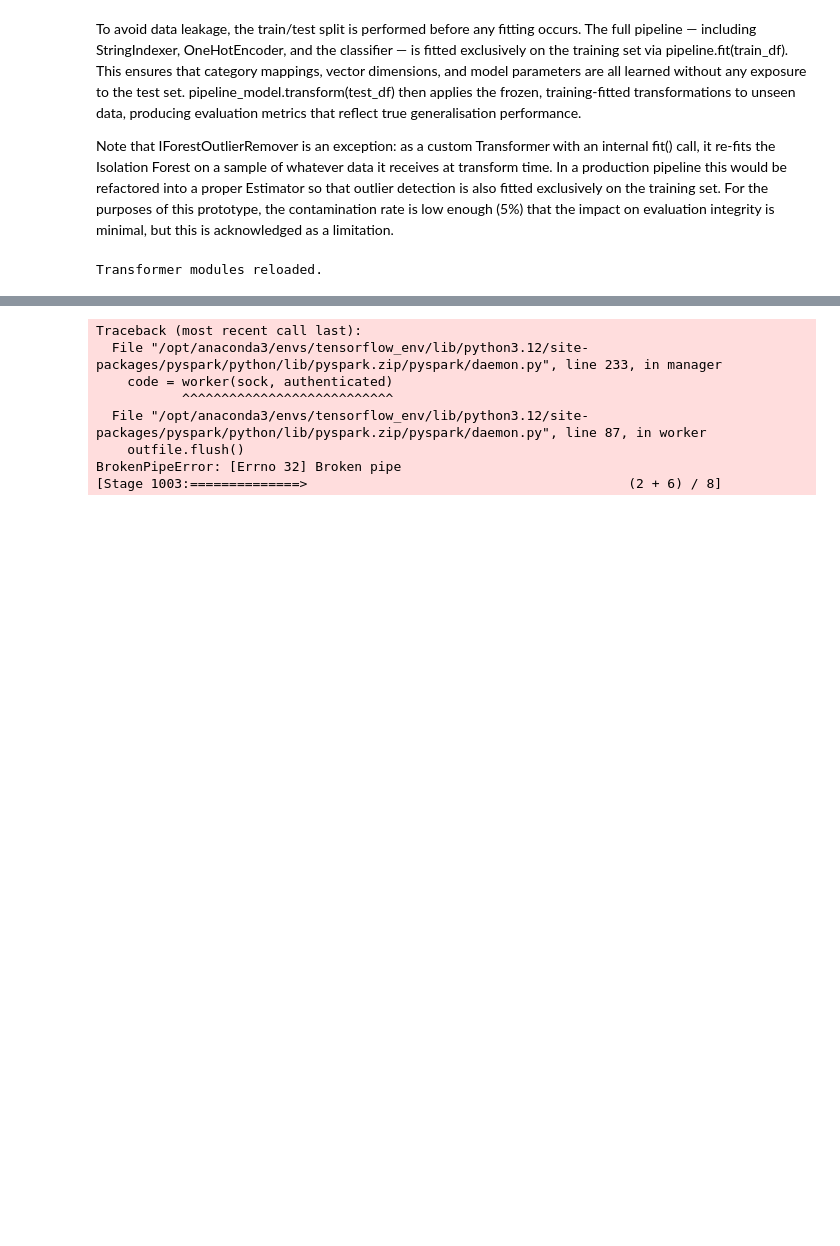
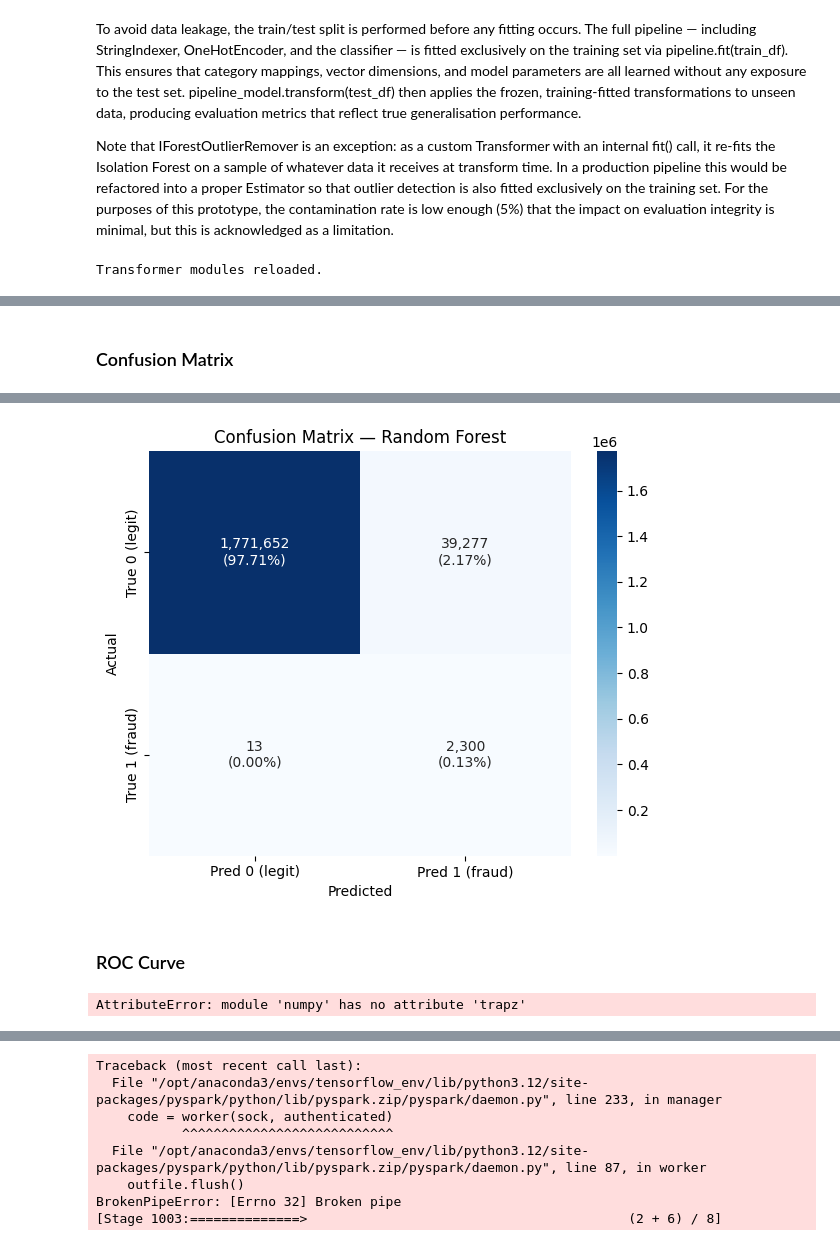
Before and after one commit to lourenco500/Big-Data-Analytics-Project, a Jupyter notebook: Notebook2_mlPipelines.ipynb, the cells around one changed output, grey strips where cells are left out. Saved outputs shown, nothing was run; the diff lists cells and outputs as text; code cells hidden in the pictures; blank space fills up the shorter version.

```diff
--- a/Notebook2_mlPipelines.ipynb
+++ b/Notebook2_mlPipelines.ipynb
@@ -655,0 +847,33 @@ it supports `weightCol` natively in Spark 3.0+.
+# %%
+# Small grid to keep training time bounded — the full search trains
+# 3 folds * len(grid) = 3 * 4 = 12 Random Forest pipelines.
+param_grid = (ParamGridBuilder()
+              .addGrid(rf.numTrees, [30, 60])
+              .addGrid(rf.maxDepth, [6, 10])
+              .build())
+
+cv_evaluator = BinaryClassificationEvaluator(
+    labelCol=TARGET, rawPredictionCol="rawPrediction", metricName="areaUnderROC"
+)
+
+crossval_rf = CrossValidator(
+    estimator=pipeline_rf,
+    estimatorParamMaps=param_grid,
+    evaluator=cv_evaluator,
+    numFolds=3,
+    parallelism=2,
+    seed=42,
+)
+
+cv_model_rf = crossval_rf.fit(training)
+
+# Best pipeline + a summary of the chosen hyperparameters
+pipeline_model_rf = cv_model_rf.bestModel
+best_rf = pipeline_model_rf.stages[-1]
+print(f"Best numTrees : {best_rf.getNumTrees}")
+print(f"Best maxDepth : {best_rf.getOrDefault('maxDepth')}")
+print(f"CV AUROC per param map : {[round(m, 4) for m in cv_model_rf.avgMetrics]}")
+
+# Re-score the test set with the tuned model so the downstream plots use it
+predictions_rf = pipeline_model_rf.transform(test)
+results_rf     = evaluate_model(predictions_rf, "Random Forest (CV-tuned)")
@@ -655,0 +912,5 @@ it supports `weightCol` natively in Spark 3.0+.
+# %% [markdown]
+### Confusion Matrix
+# %%
+cm_rf = plot_confusion_matrix(predictions_rf, "Random Forest")
+# %% [output]
@@ -655,0 +918,7 @@ it supports `weightCol` natively in Spark 3.0+.
+[figure, added]
+# %% [markdown]
+### ROC Curve
+# %%
+plot_roc_curve(predictions_rf, "Random Forest")
+# %% [output]
+AttributeError: module 'numpy' has no attribute 'trapz'
```
Also changed, not shown: parts of 45 cells of this notebook.
